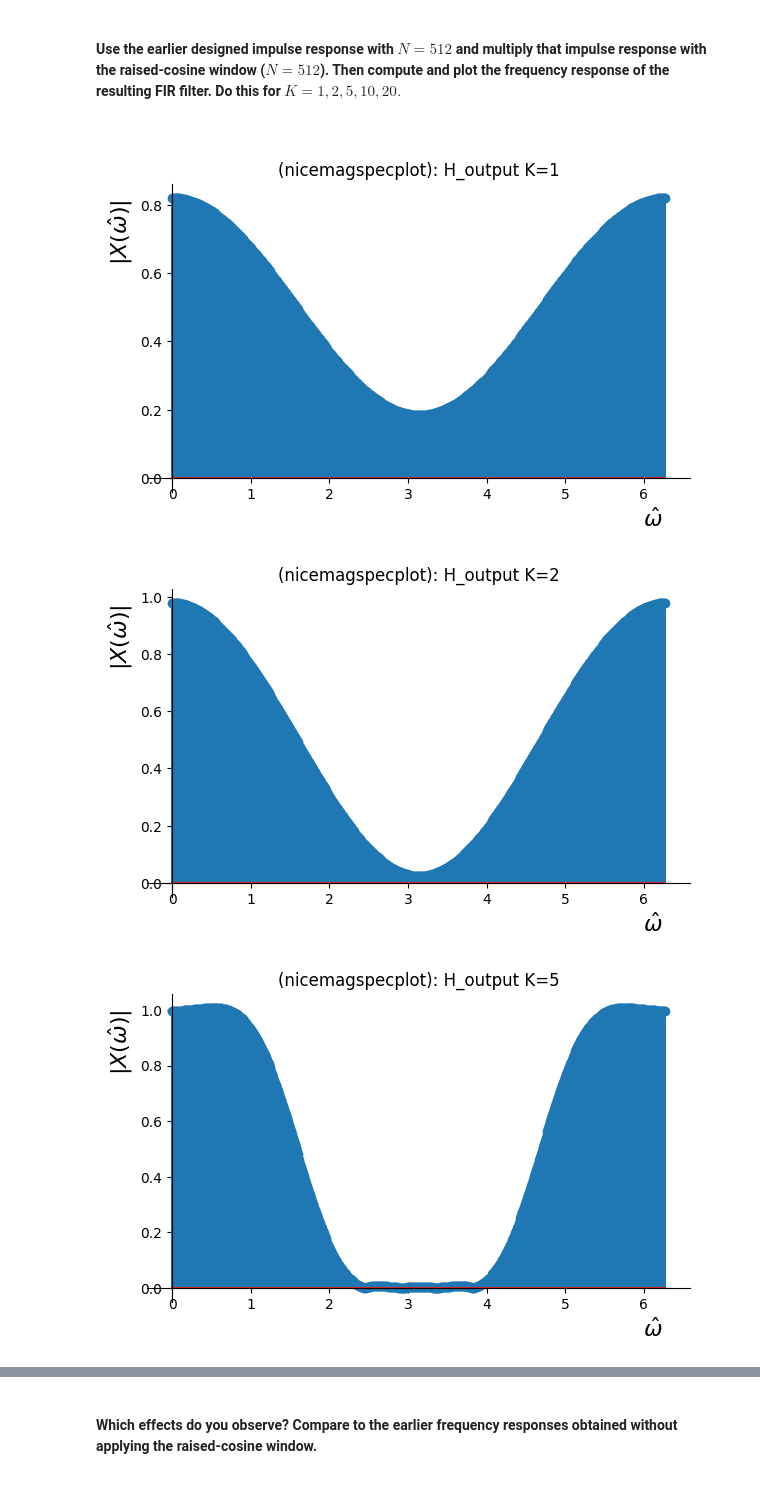
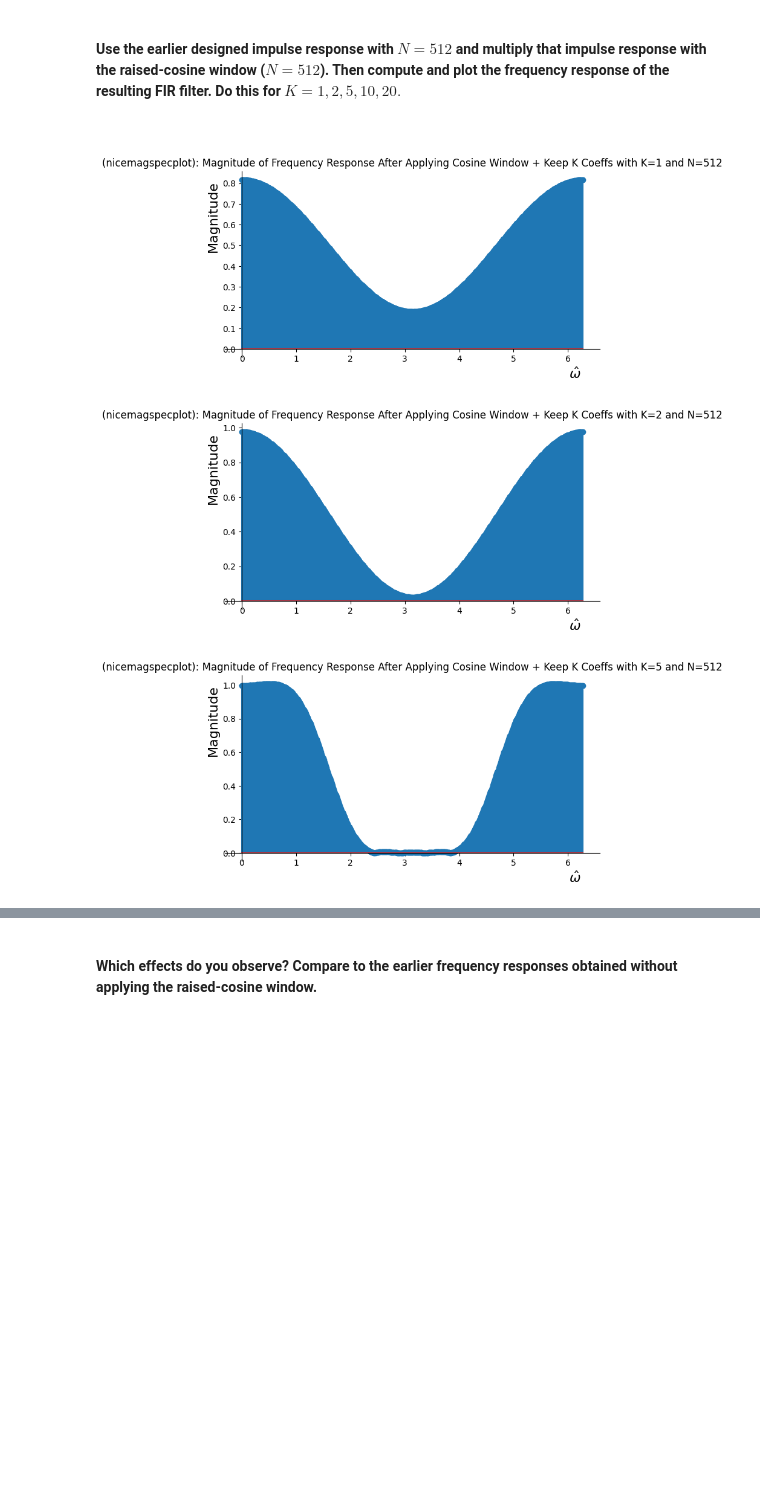
Before and after one commit to imonous/tud-cse2220-labs, a Jupyter notebook: wk7/Assignments_Week_VII.ipynb, the cells around one changed output, grey strips where cells are left out. Drawn from its saved outputs; the diff is of its cells as text; code cells hidden in the pictures; blank space fills up the shorter version.

```diff
--- a/wk7/Assignments_Week_VII.ipynb
+++ b/wk7/Assignments_Week_VII.ipynb
@@ -212,19 +207,10 @@ Non-zero count: 64
 
 <br>
 # %%
-num_samples = 512
+N = 512
+frequency_response = generate_frequency_response_1(N)
+impulse_response = np.fft.ifft(frequency_response).real
 
-# ---
-
-# floor because ceil will be more than pi/2 digital freq.
-upper_bound = int(np.floor(num_samples * ((np.pi / 2) / (2 * np.pi))))
-conjugate_lower_bound = num_samples - upper_bound
-
-H = np.zeros(num_samples, dtype=complex)
-H[0:upper_bound+1] = 1
-H[conjugate_lower_bound:num_samples] = 1
-
-h = np.fft.ifft(H)
-
-print(f"Non-zero count: {np.sum(~np.isclose(h, 0))}")
+print("Number of non-zero coefficients in the impulse response: ", np.count_nonzero(impulse_response))
+print("")
 # %% [output]
@@ -356,40 +313,21 @@ plt.show()
 
 <br>
 # %%
-def gradually_push_K_coeffs(h, K):
-    w = np.zeros(len(h))
-    for n in range(-K, K+1):
-        w[n] = (np.cos((np.pi / 2) * (n / (K+1))))**2
-    return w
+N = 512
+Ks = [1, 2, 5, 10, 20]
 
-def keep_K_coeffs(h, K):
-    h[K+1:-(K+1)] = 0
-    return h
+for K in Ks:
+    w_n = gradually_push_K_coeffs(N, K)
 
+    frequency_response = generate_frequency_response_1(N)
+    impulse_response = np.fft.ifft(frequency_response).real
+    kept_impulse_response = keep_K_coeffs(impulse_response, K)
 
-# ---
+    kept_impulse_response = kept_impulse_response * w_n
+    kept_frequency_response = np.fft.fft(kept_impulse_response)
 
-num_samples = 512
-K = 20
-
-# floor because ceil will be more than pi/2 digital freq.
-upper_bound = int(np.floor(num_samples * ((np.pi / 2) / (2 * np.pi))))
-conjugate_lower_bound = num_samples - upper_bound
-
-H = np.zeros(num_samples, dtype=complex)
-H[0:upper_bound+1] = 1
-H[conjugate_lower_bound:num_samples] = 1
-
-for K in [1, 2, 5, 10, 20]:
-    h_keep_K_coeffs = keep_K_coeffs(np.fft.ifft(H), K)
-    h_raised_cosine_window = gradually_push_K_coeffs(np.fft.ifft(H), K)
-    h_output = h_keep_K_coeffs * h_raised_cosine_window
-    H_output = np.fft.fft(h_output)
-    nicemagspecplot(num_samples, H_output, f"H_output K={K}", [7, 4])
-
-
-# ---
+    nicemagspecplot(N, kept_frequency_response, f"Magnitude of Frequency Response After Applying Cosine Window + Keep K Coeffs with K={K} and N={N}", [8, 4], "Magnitude")
 # %% [output]
-[figure, old version]
+[figure, new version]
-[figure, old version]
+[figure, new version]
-[figure, old version]
+[figure, new version]
```
Also changed, not shown: parts of 29 cells of this notebook.
